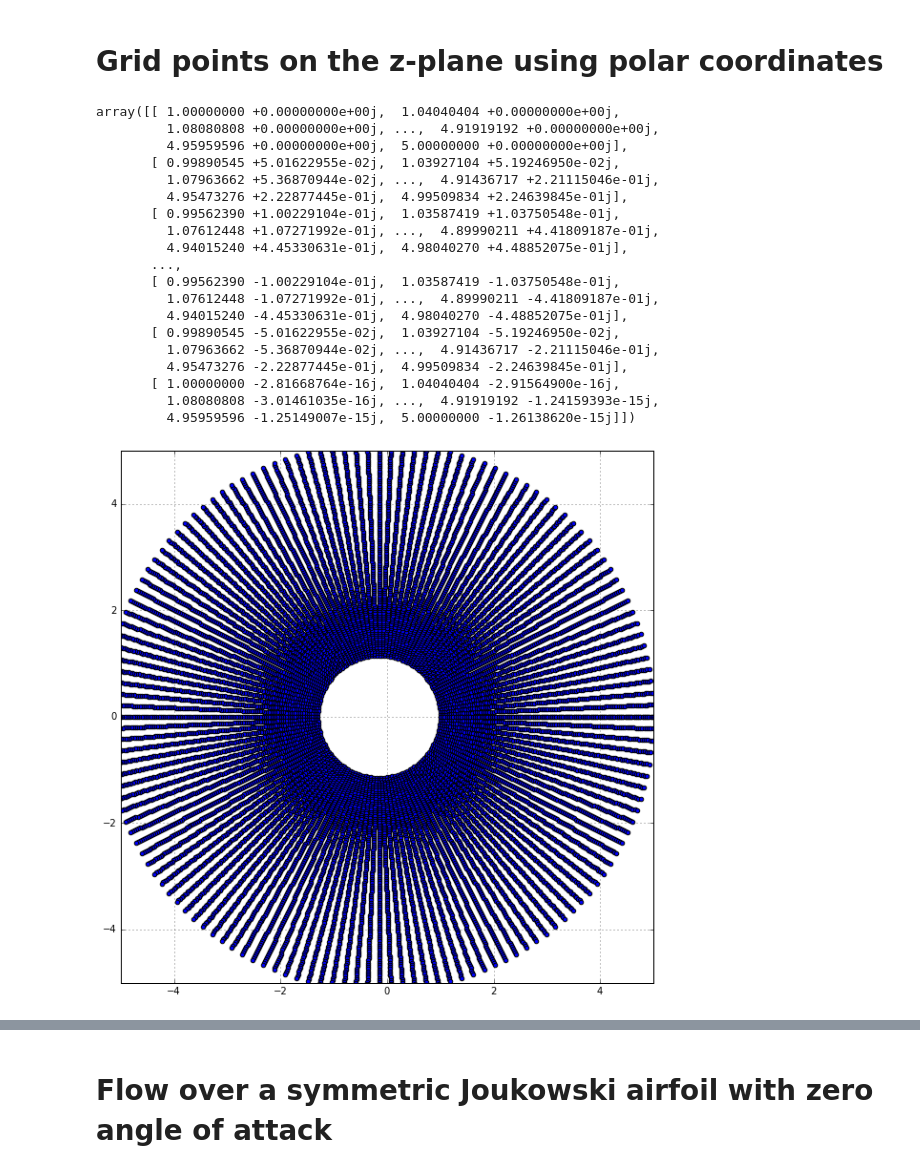
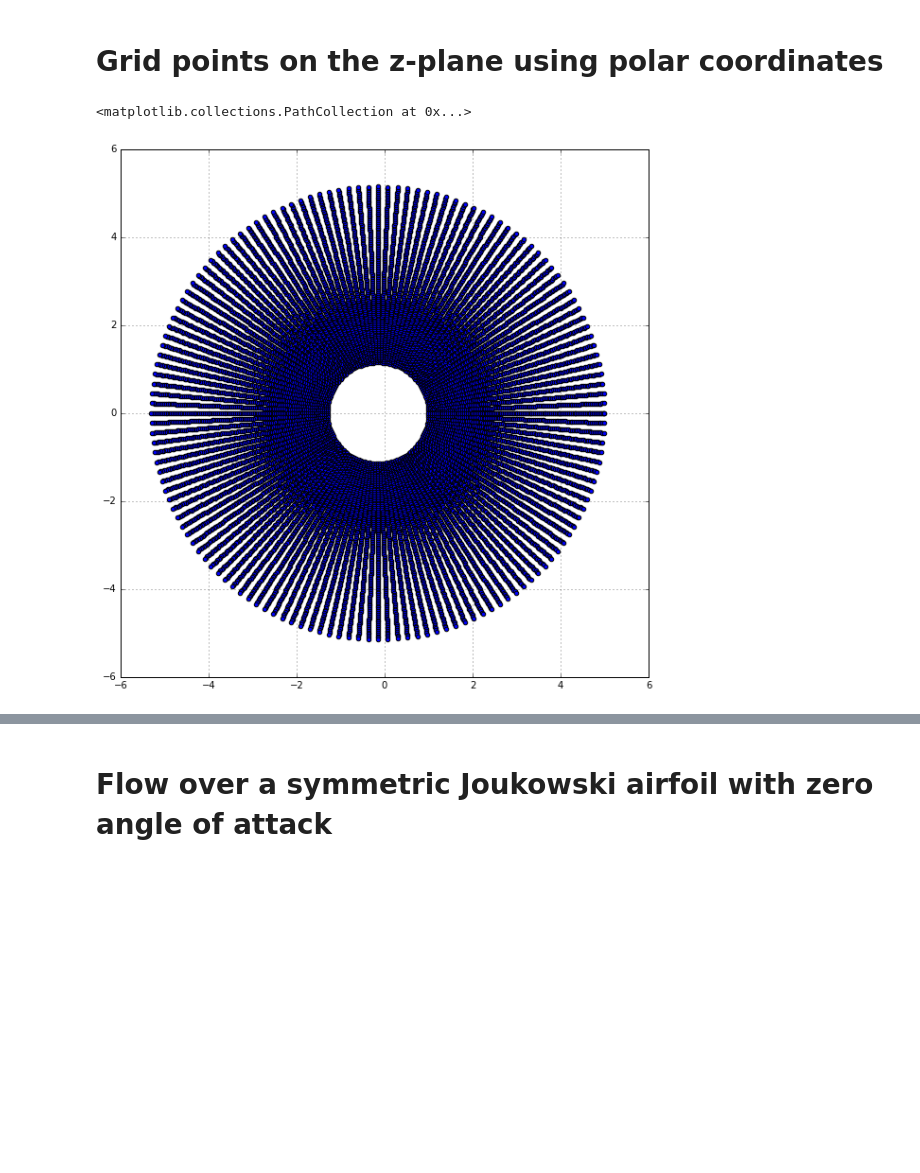
Before and after one commit to cinozeng/mae6226-work, a Jupyter notebook: HW2.ipynb, the cells around one changed output, grey strips where cells are left out. Saved outputs shown, nothing was run; the diff lists cells and outputs as text; code cells hidden in the pictures; blank space fills up the shorter version.

```diff
--- a/HW2.ipynb
+++ b/HW2.ipynb
@@ -108,36 +108,17 @@ z = (-0.15+RR*np.cos(THETA) + RR*1j*np.sin(THETA)) + 0.15*np.exp(THETA*1j)
 # %%
 #plot the grids on z plane
 size = 10
-x_start, x_end = -5, 5
-y_start, y_end = -5, 5
+x_start, x_end = -6, 6
+y_start, y_end = -6, 6
 pt.figure(figsize=(size, (y_end-y_start)/(x_end-x_start)*size))
 pt.grid(True)
 pt.xlim(x_start, x_end)
 pt.ylim(y_start, y_end)
 pt.scatter(z.real, z.imag)
 #z.real & z.imag represent the grid points now
-z
 # %% [output]
-array([[ 1.00000000 +0.00000000e+00j,  1.04040404 +0.00000000e+00j,
-         1.08080808 +0.00000000e+00j, ...,  4.91919192 +0.00000000e+00j,
-         4.95959596 +0.00000000e+00j,  5.00000000 +0.00000000e+00j],
-       [ 0.99890545 +5.01622955e-02j,  1.03927104 +5.19246950e-02j,
-         1.07963662 +5.36870944e-02j, ...,  4.91436717 +2.21115046e-01j,
-         4.95473276 +2.22877445e-01j,  4.99509834 +2.24639845e-01j],
-       [ 0.99562390 +1.00229104e-01j,  1.03587419 +1.03750548e-01j,
-         1.07612448 +1.07271992e-01j, ...,  4.89990211 +4.41809187e-01j,
-         4.94015240 +4.45330631e-01j,  4.98040270 +4.48852075e-01j],
-       ...,
-       [ 0.99562390 -1.00229104e-01j,  1.03587419 -1.03750548e-01j,
-         1.07612448 -1.07271992e-01j, ...,  4.89990211 -4.41809187e-01j,
-         4.94015240 -4.45330631e-01j,  4.98040270 -4.48852075e-01j],
-       [ 0.99890545 -5.01622955e-02j,  1.03927104 -5.19246950e-02j,
-         1.07963662 -5.36870944e-02j, ...,  4.91436717 -2.21115046e-01j,
-         4.95473276 -2.22877445e-01j,  4.99509834 -2.24639845e-01j],
-       [ 1.00000000 -2.81668764e-16j,  1.04040404 -2.91564900e-16j,
-         1.08080808 -3.01461035e-16j, ...,  4.91919192 -1.24159393e-15j,
-         4.95959596 -1.25149007e-15j,  5.00000000 -1.26138620e-15j]])
+<matplotlib.collections.PathCollection at 0x...>
-[figure, old version]
+[figure, new version]
 # %%
 xi = z+c**2/z
 #plot the grids on xi plane
```
Also changed, not shown: parts of 15 cells of this notebook.
